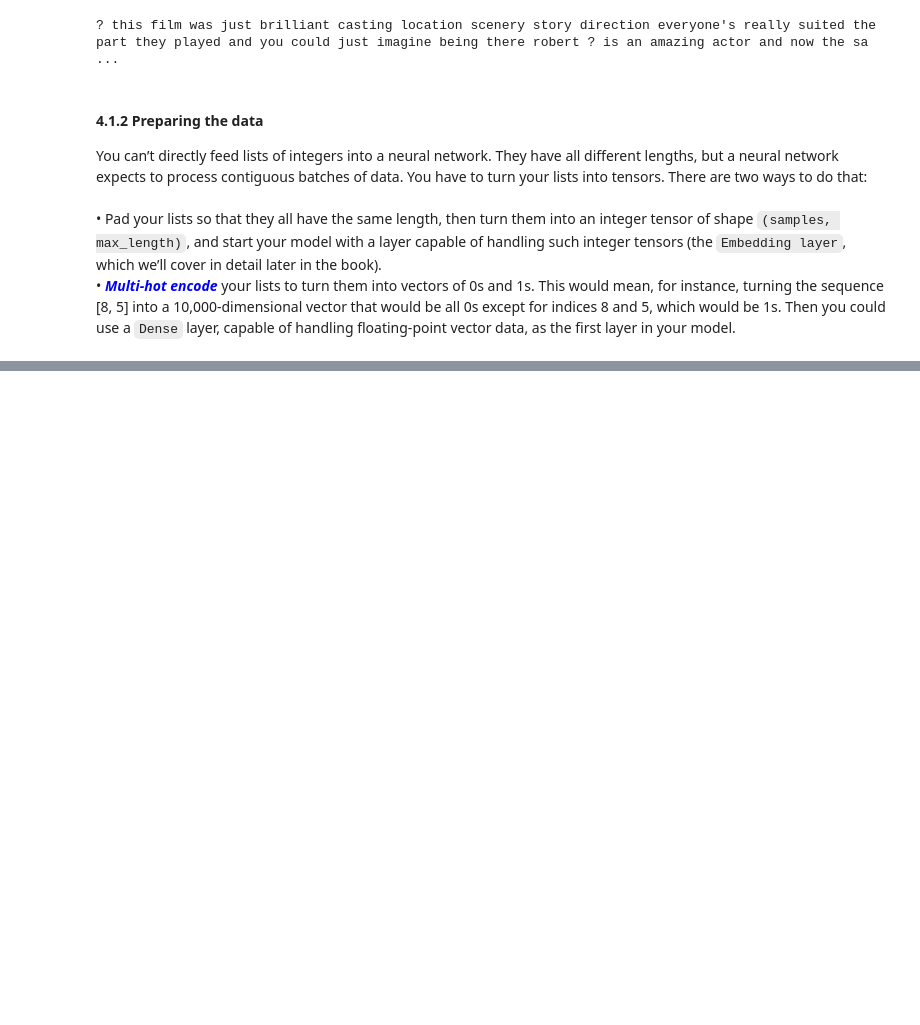
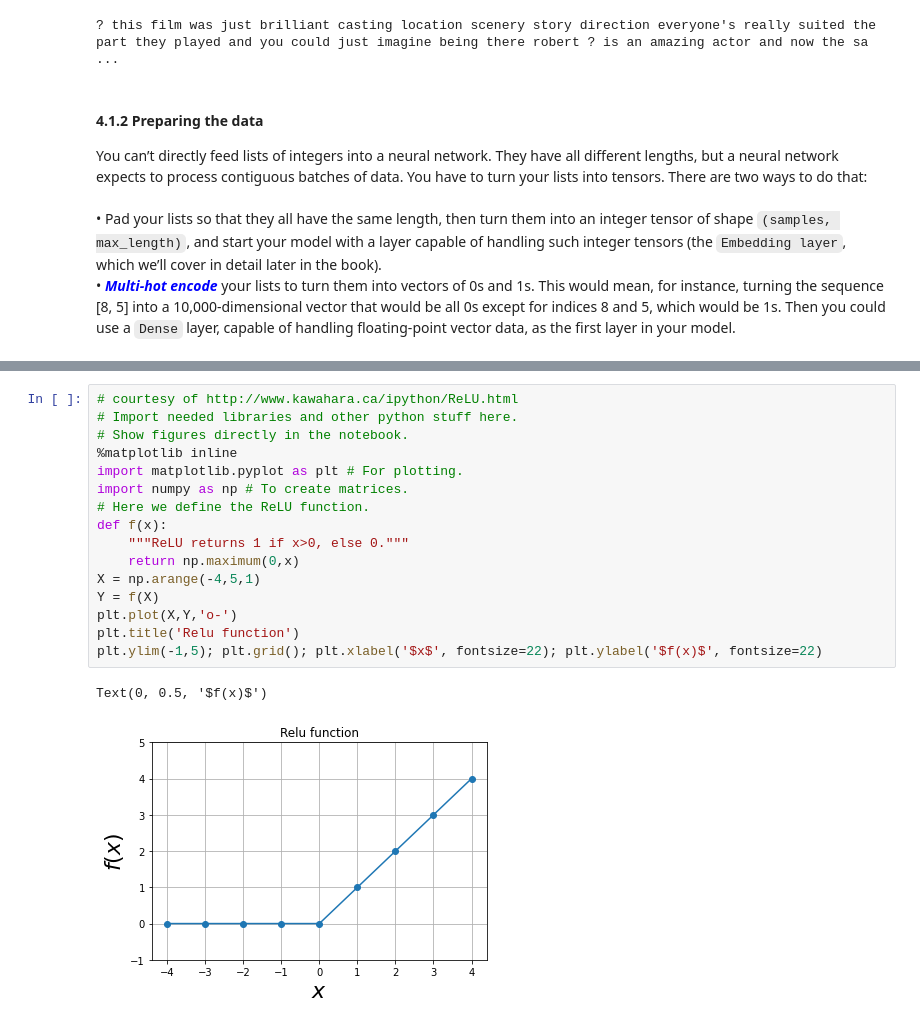
Before and after one commit to InfiniteCuriosity/Deep_Learning_with_Python, a Jupyter notebook: 4. Getting Started with Neural Networks: Classification and Regression.ipynb, the cells around one changed output, grey strips where cells are left out. Saved outputs shown, nothing was run; the diff lists cells and outputs as text; blank space fills up the shorter version.

```diff
--- a/4. Getting Started with Neural Networks: Classification and Regression.ipynb
+++ b/4. Getting Started with Neural Networks: Classification and Regression.ipynb
@@ -66,0 +112,19 @@ x_test = vectorize_sequences(test_data)
+# %%
+# courtesy of http://www.kawahara.ca/ipython/ReLU.html
+# Import needed libraries and other python stuff here.
+# Show figures directly in the notebook.
+%matplotlib inline
+import matplotlib.pyplot as plt # For plotting.
+import numpy as np # To create matrices.
+# Here we define the ReLU function.
+def f(x):
+    """ReLU returns 1 if x>0, else 0."""
+    return np.maximum(0,x)
+X = np.arange(-4,5,1)
+Y = f(X)
+plt.plot(X,Y,'o-')
+plt.title('Relu function')
+plt.ylim(-1,5); plt.grid(); plt.xlabel('$x$', fontsize=22); plt.ylabel('$f(x)$', fontsize=22)
+# %% [output]
+Text(0, 0.5, '$f(x)$')
+[figure, added]
```
Also changed, not shown: parts of 26 cells of this notebook.
